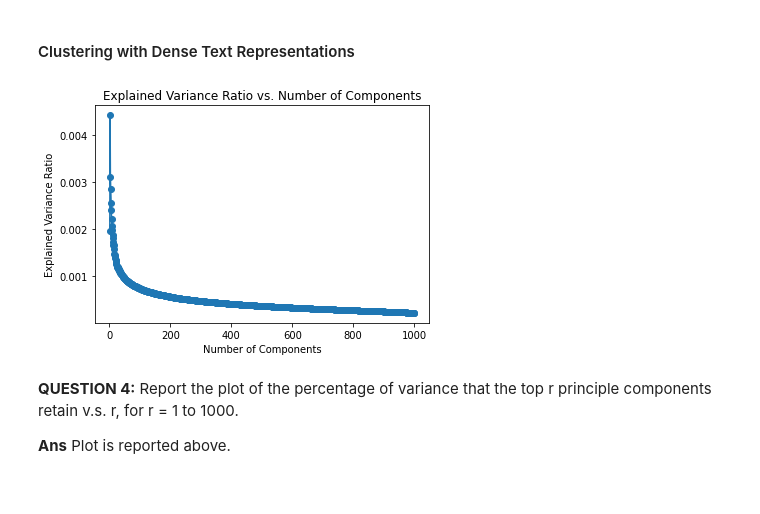
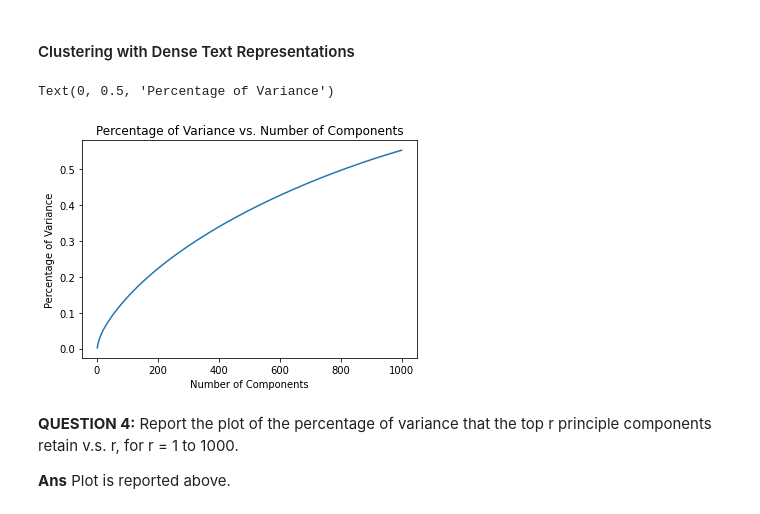
Before and after one commit to diplav09/Data-Representations-and-Clustering, a Jupyter notebook: LSDM Project 2 Part 1.ipynb, the cells around one changed output. Drawn from its saved outputs; the diff is of its cells as text; code cells hidden in the pictures.

```diff
--- a/LSDM Project 2 Part 1.ipynb
+++ b/LSDM Project 2 Part 1.ipynb
@@ -96,0 +58,3 @@ pprint(list(newsgroups_train.target_names))
+# %%
+categories = ['comp.graphics', 'comp.os.ms-windows.misc', 'comp.sys.ibm.pc.hardware', 'comp.sys.mac.hardware', 'rec.autos', 'rec.motorcycles', 'rec.sport.baseball', 'rec.sport.hockey']
+newsgroups_data = fetch_20newsgroups(subset='all', categories=categories, remove=('headers', 'footers'), random_state=random_state)
@@ -97,6 +98,6 @@ pprint(list(newsgroups_train.target_names))
 # %%
 vectorizer = TfidfVectorizer(min_df=3, stop_words='english')
-tfidf_matrix = vectorizer.fit_transform(newsgroups_train.data)
+tfidf_matrix = vectorizer.fit_transform(newsgroups_data.data)
 # %%
 rows, columns = tfidf_matrix.shape
 print(f"The TF-IDF matrix has {rows} rows (documents) and {columns} columns (features/words).")
@@ -179,14 +157,16 @@ tfidf_reduced = svd.fit_transform(tfidf_matrix)
 # %%
 # Compute the explained variance ratio for each component
 explained_variance_ratio = svd.explained_variance_ratio_
+ratio = svd.explained_variance_ratio_.cumsum()
-# %%
-plt.plot(range(1, 1001), explained_variance_ratio, marker='o')
-plt.xlabel('Number of Components')
-plt.ylabel('Explained Variance Ratio')
-plt.title('Explained Variance Ratio vs. Number of Components')
-plt.show()
-# %% [output]
-[figure, removed]
+# %%
+# Make a plot
+plt.plot(range(1, 1001), ratio)
+plt.title('Percentage of Variance vs. Number of Components')
+plt.xlabel('Number of Components')
+plt.ylabel('Percentage of Variance')
+# %% [output]
+Text(0, 0.5, 'Percentage of Variance')
+[figure, added]
 # %% [markdown]
 **QUESTION 4:** Report the plot of the percentage of variance that the top r principle components retain v.s. r, for r = 1 to 1000.
 
```
Also changed, not shown: parts of 32 cells of this notebook.
